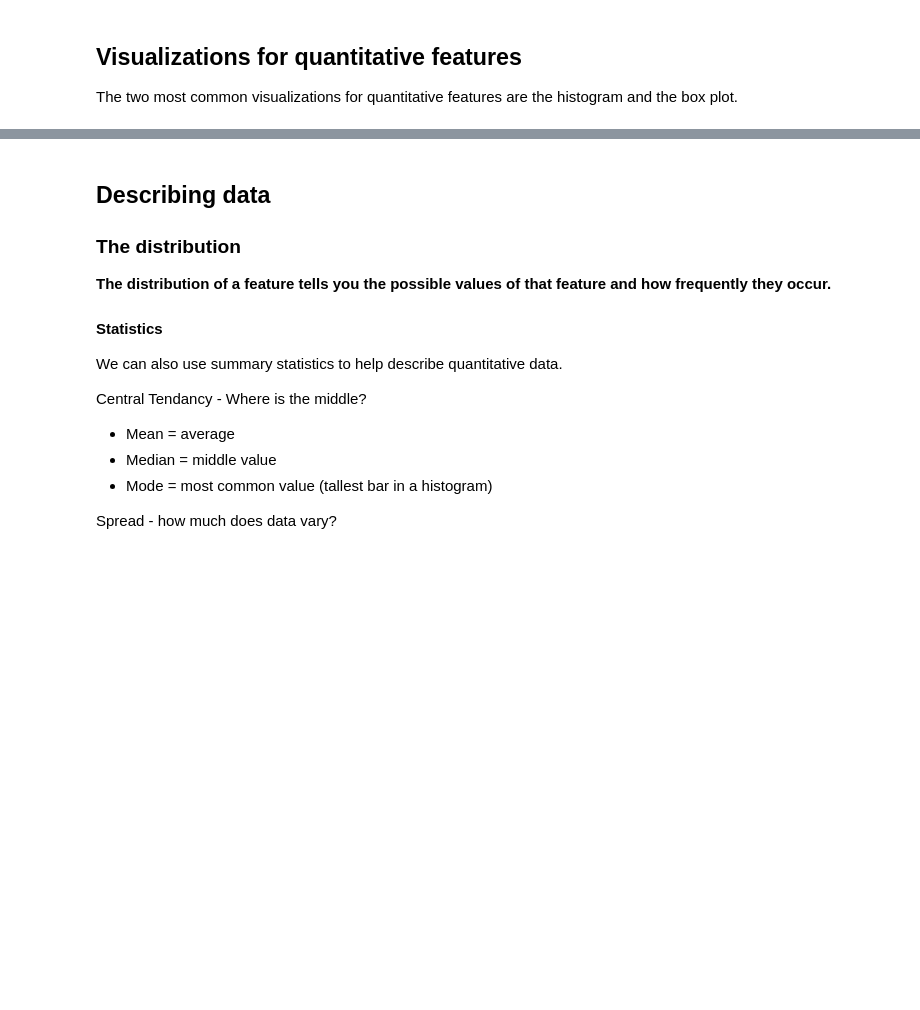
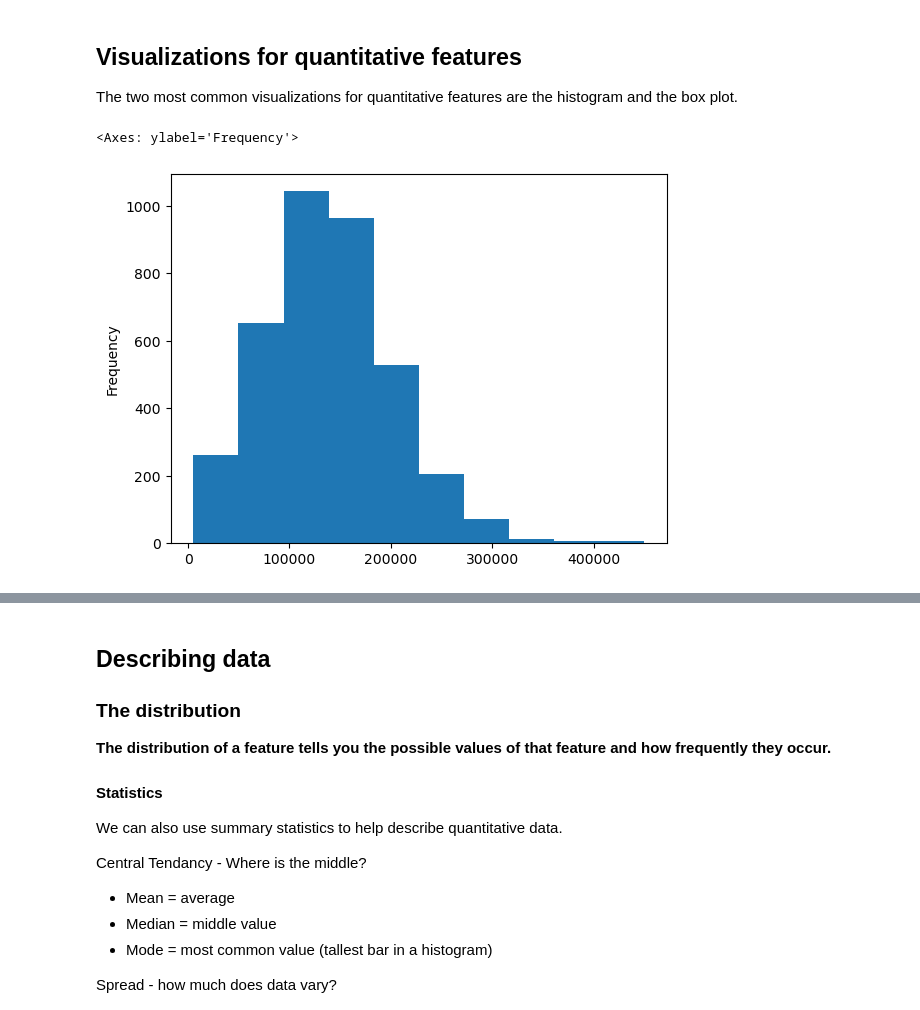
Before and after one commit to sagefhopkins/Data_Visualization_And_Modeling, a Jupyter notebook: Lecture/Week 1/1.1 - Data Visualization.ipynb, the cells around one changed output, grey strips where cells are left out. Cells and saved outputs as stored; diff of their text form; code cells hidden in the pictures; blank space fills up the shorter version.

```diff
--- a/Lecture/Week 1/1.1 - Data Visualization.ipynb
+++ b/Lecture/Week 1/1.1 - Data Visualization.ipynb
@@ -111,3 +125,7 @@ The DataFrame is the primary structure we will be using for this class, it is an
 To load a file into a DataFrame we call the appropriate read function.  In this case we are going to read data from a CSV file.  You can also read data from a text file, Excel, etc.  This data file contains information about data science salaries.
 
 By convention, DataFrames are often named `df`.  You can view the top 5 records of a DataFrame using the `.head()` method.
+# %%
+salary_df = pd.read_csv('assets/ds_salaries.csv')
+
+salary_df.head()
@@ -175,3 +255,8 @@ Since we will be dealing with large amounts of *heterogenous data*, we will need
 ## Visualizations for quantitative features
 
 The two most common visualizations for quantitative features are the histogram and the box plot.
+# %%
+salary_df['salary_in_usd'].plot(kind='hist')
+# %% [output]
+<Axes: ylabel='Frequency'>
+[figure, added]
```
Also changed, not shown: parts of 20 cells of this notebook.
